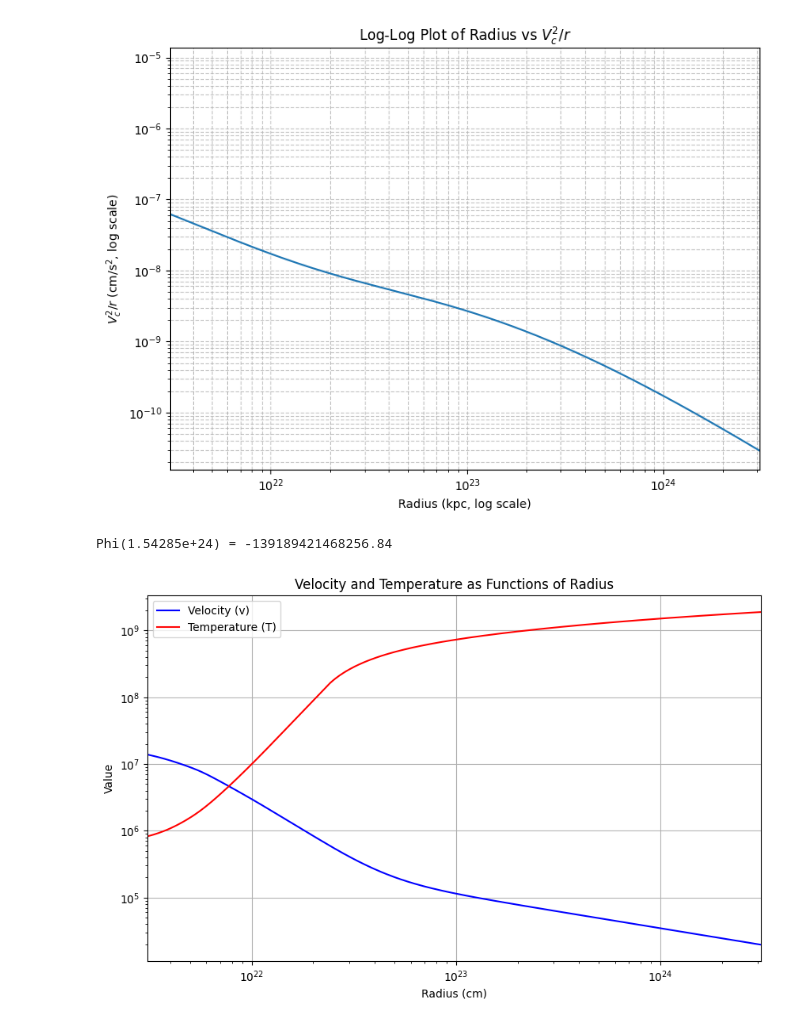
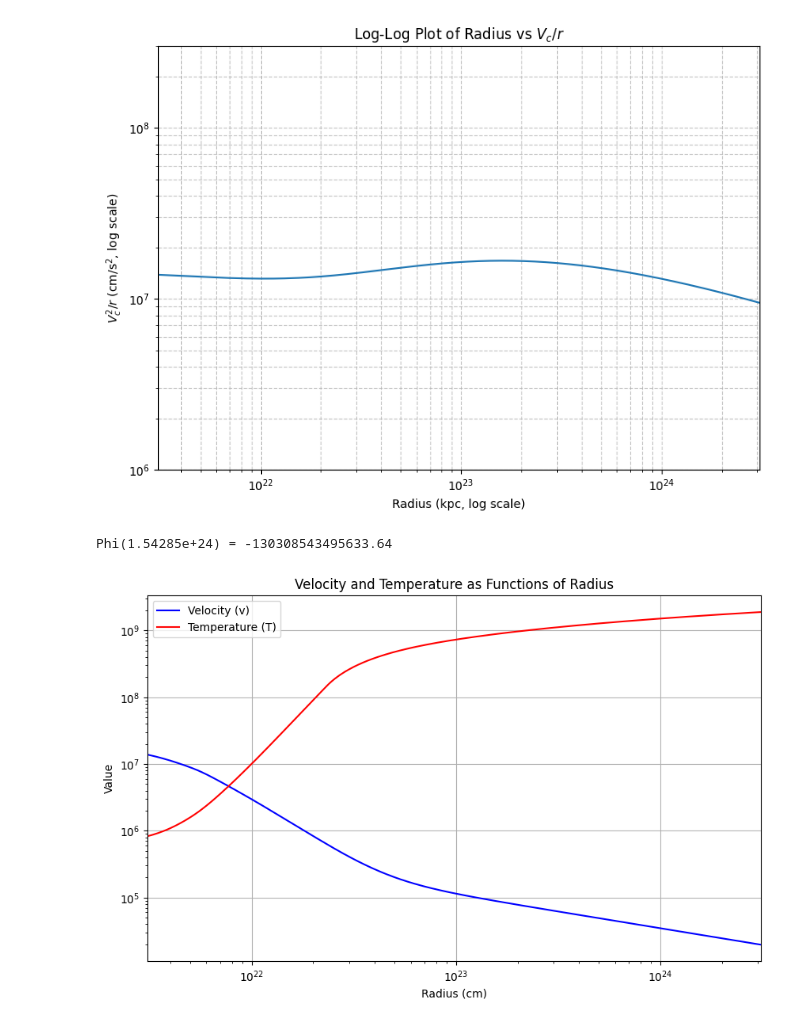
Before and after one commit to Jacob-Evans-007/Summer-2025-Hydrodynamics, a Jupyter notebook: Lab_notebook_1.ipynb, the cells around one changed output. Cells and saved outputs as stored; diff of their text form; code cells hidden in the pictures.

```diff
--- a/Lab_notebook_1.ipynb
+++ b/Lab_notebook_1.ipynb
@@ -104,34 +145,24 @@ print(quadsolver(830000))
 # %%
 def vc2grab(r,rs,R):
     vc2 = lf.vcgrab(r, rs,R)**2
     return vc2/r #cm/s^2
 
 radii = np.linspace(0.01*ktc, 1000*ktc, 4000)
-vc_squared = [vc2grab(r, 27.1*ktc, 210*ktc) for r in radii]
+vc_squared = [lf.vcgrab(r, 27.1*ktc, 210*ktc) for r in radii]
 
 # Plotting
 plt.figure(figsize=(8, 6))
 plt.loglog(radii, vc_squared)
 plt.xlabel("Radius (kpc, log scale)")
 plt.ylabel(r"$V_c^2/r$ (cm/s$^2$, log scale)")
-plt.title("Log-Log Plot of Radius vs $V_c^2/r$")
+plt.title("Log-Log Plot of Radius vs $V_c/r$")
 plt.xlim(3.085e21, 3.086e24)
-# plt.ylim(1e-11, 1e-6)
+plt.yscale('log')
+plt.ylim(1e6, 3e8)
 plt.grid(True, which='both', linestyle='--', alpha=0.7)
 plt.tight_layout()
 plt.savefig('plot.png', transparent=True)
 plt.show()
-
-def vc2rintfunc(r, rs, R):
-    i = ktc
-    a = 0.0
-    dr = ktc * 0.01
-    while i <= r:
-        j = i + dr
-        b = 0.5 * (vc2grab(i, rs, R) + vc2grab(j, rs, R))
-        a += b * dr
-        i += dr
-    return a
 # %% [output]
-[figure, old version]
+[figure, new version]
 # %%
@@ -160,13 +190,6 @@ phi_values = phi_of_r(r_values, 27.1*ktc, 210*ktc, 2500*ktc)
 # %%
-phi_interp = interpolate.interp1d(r_values, phi_values, kind='cubic', fill_value="extrapolate")
-
-def phi(r):
-    """Interpolated gravitational potential at any r."""
-    return phi_interp(r)
-
-# Example: get phi at an arbitrary r
 r_test = 500 * ktc
 print(f"Phi({r_test}) = {phi(r_test)}")
 # %% [output]
-Phi(1.54285e+24) = -139189421468256.84
+Phi(1.54285e+24) = -130308543495633.64
 # %%
```
Also changed, not shown: parts of 9 cells of this notebook, 5 other files.
